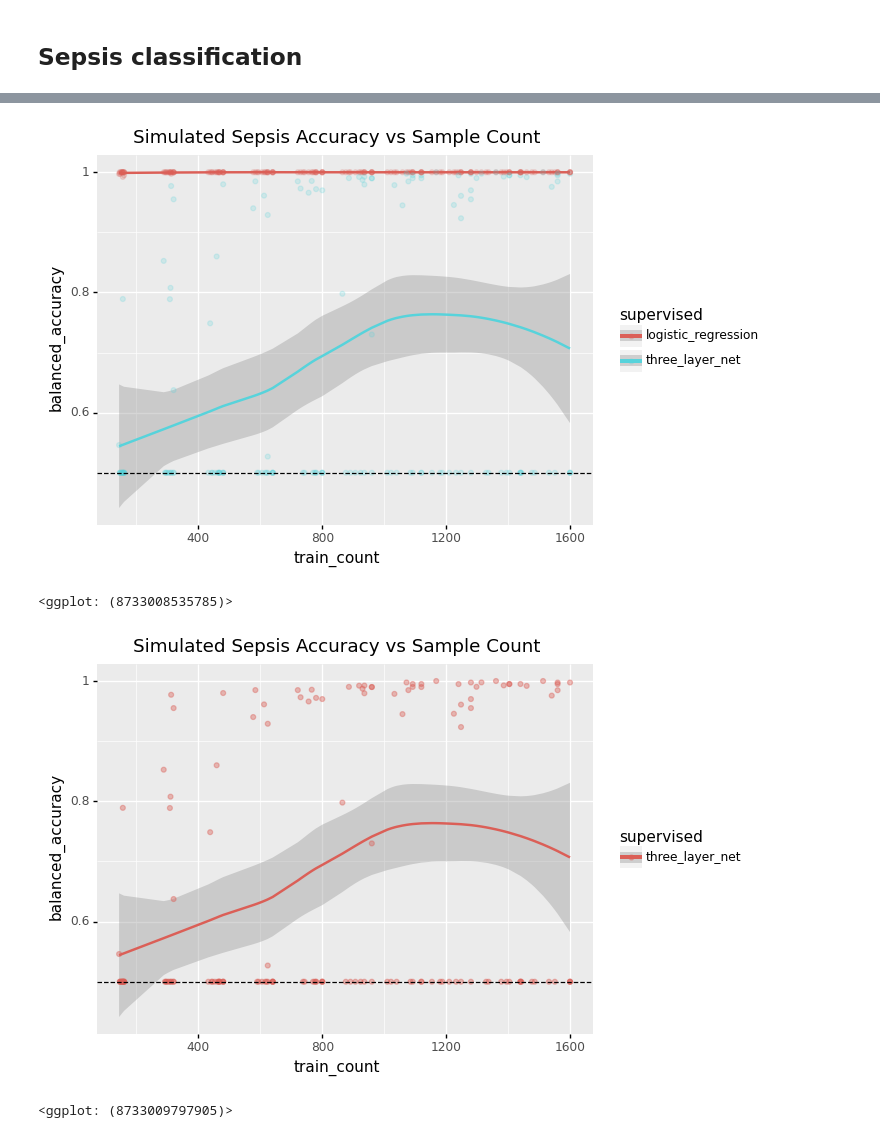
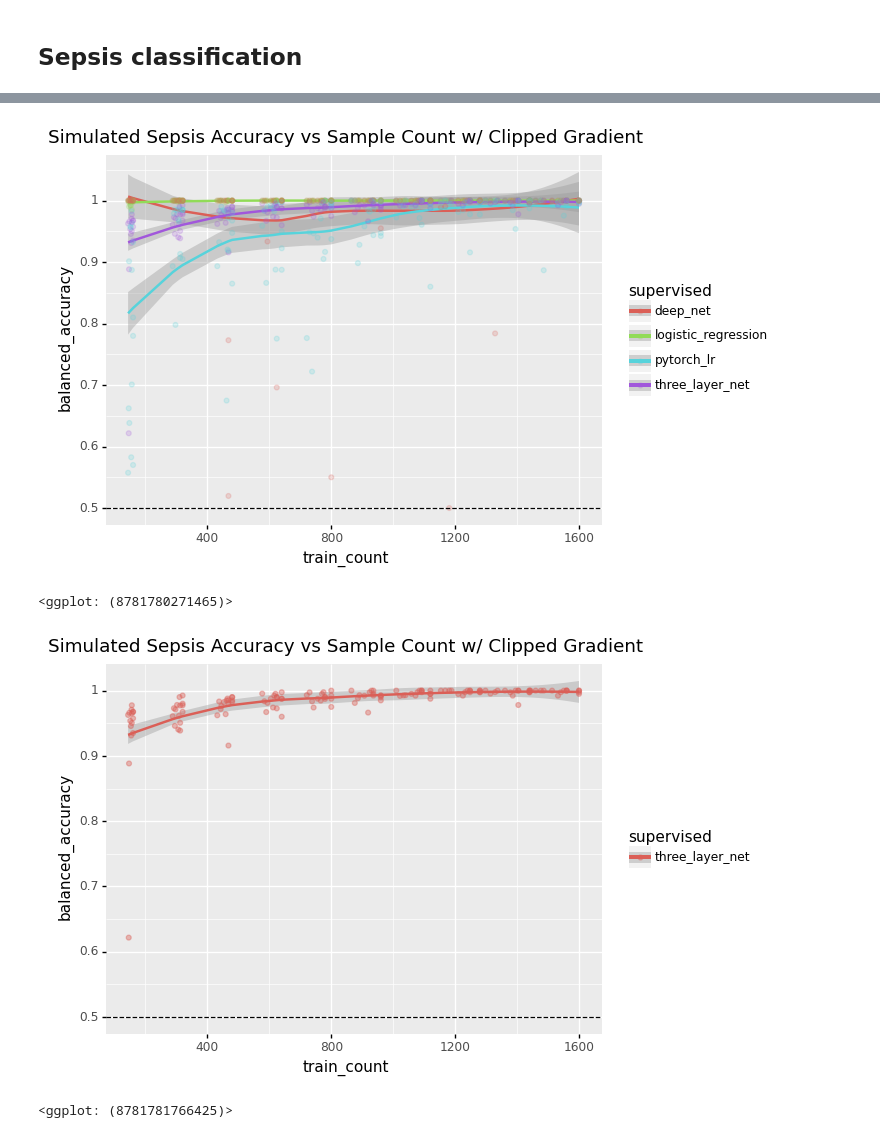
Before and after one commit to greenelab/linear_signal, a Jupyter notebook: notebook/analysis/simulation_results.ipynb, the cells around one changed output, grey strips where cells are left out. Cells and saved outputs as stored; diff of their text form; code cells hidden in the pictures.

Commit message:
Added tb results simulation notebook

```diff
--- a/notebook/analysis/simulation_results.ipynb
+++ b/notebook/analysis/simulation_results.ipynb
@@ -36,7 +15,7 @@ for study in experiments:
 # %% [markdown]
 ## Sepsis classification
 # %%
-in_files = glob.glob('../../results/simulation.sepsis*.tsv')
+in_files = glob.glob('../../results/simulation_clipped.sepsis*.tsv')
 in_files = [file for file in in_files if 'be_corrected' not in file]
 print(in_files[:5])
 # %% [output]
@@ -52,15 +31,12 @@ for path in in_files:
 
     new_df['supervised'] = supervised_model
 
-    new_df['seed'] = model_info[-2]
+    new_df['seed'] = model_info[-1]
 
     sepsis_metrics = pd.concat([sepsis_metrics, new_df])
 
 sepsis_metrics['train_count'] = sepsis_metrics['train sample count']
 
-# Looking at the training curves, deep_net isn't actually training
-# I need to fix it going forward, but for now I can clean up the visualizations by removing it
-sepsis_metrics = sepsis_metrics[~(sepsis_metrics['supervised'] == 'deep_net')]
 sepsis_metrics['supervised'] = sepsis_metrics['supervised'].str.replace('pytorch_supervised', 'three_layer_net')
 sepsis_metrics
 # %% [output]
@@ -80,23 +56,23 @@ sepsis_metrics
 # %%
 plot = ggplot(sepsis_metrics, aes(x='train_count', y='balanced_accuracy', color='supervised'))
 plot += geom_smooth()
 plot += geom_point(alpha=.2)
 plot += geom_hline(yintercept=.5, linetype='dashed')
-plot += ggtitle('Simulated Sepsis Accuracy vs Sample Count')
+plot += ggtitle('Simulated Sepsis Accuracy vs Sample Count w/ Clipped Gradient')
 plot
 # %% [output]
-[figure, old version]
+[figure, new version]
-<ggplot: (8733008535785)>
+<ggplot: (8781780271465)>
 # %%
 plot = ggplot(sepsis_metrics[sepsis_metrics['supervised'] == 'three_layer_net'], aes(x='train_count', y='balanced_accuracy', color='supervised'))
 plot += geom_smooth()
 plot += geom_point(alpha=.4)
 plot += geom_hline(yintercept=.5, linetype='dashed')
-plot += ggtitle('Simulated Sepsis Accuracy vs Sample Count')
+plot += ggtitle('Simulated Sepsis Accuracy vs Sample Count w/ Clipped Gradient')
 plot
 # %% [output]
-[figure, old version]
+[figure, new version]
-<ggplot: (8733009797905)>
+<ggplot: (8781781766425)>
 # %%
 plot = ggplot(sepsis_metrics[sepsis_metrics['supervised'] == 'three_layer_net'], aes(x='balanced_accuracy'))
 plot += geom_density()
```
Also changed, not shown: parts of 18 cells of this notebook.
